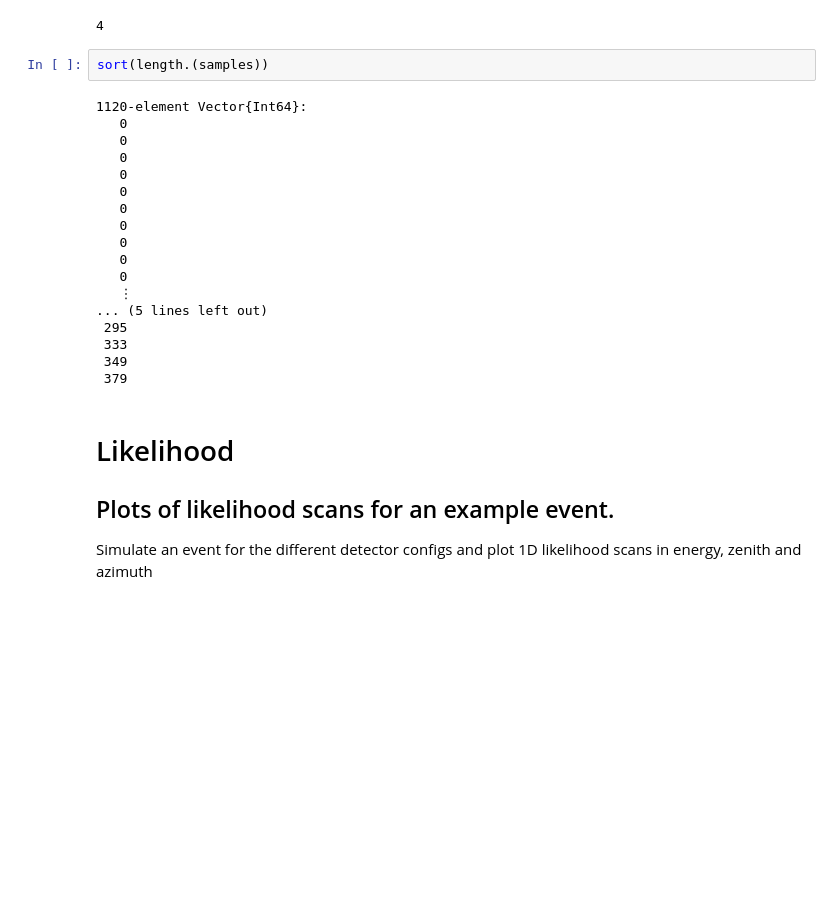
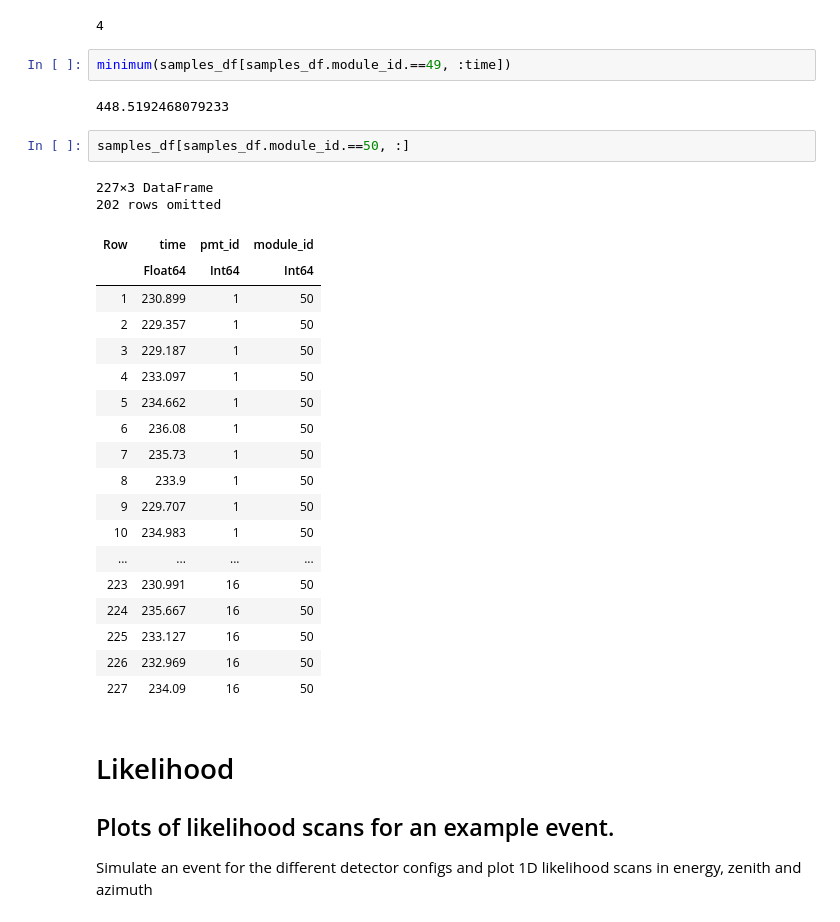
Before and after one commit to PLEnuM-group/NeutrinoTelescopes, a Jupyter notebook: notebooks/surrogate_checks.ipynb, the cells around one changed output. Saved outputs shown, nothing was run; the diff lists cells and outputs as text; blank space fills up the shorter version.

```diff
--- a/notebooks/surrogate_checks.ipynb
+++ b/notebooks/surrogate_checks.ipynb
@@ -431,26 +445,33 @@ write_parquet(joinpath(@__DIR__, "../data/cascade_geometry.parquet"), targets_df
 write_parquet(joinpath(@__DIR__, "../data/cascade_mctruth.parquet"), event_df)
 # %% [output]
 4
-# %%
-sort(length.(samples))
-# %% [output]
-1120-element Vector{Int64}:
-   0
-   0
-   0
-   0
-   0
-   0
-   0
-   0
-   0
-   0
-   ⋮
-... (5 lines left out)
- 295
- 333
- 349
- 379
+# %%
+minimum(samples_df[samples_df.module_id.==49, :time])
+# %% [output]
+448.5192468079233
+# %%
+samples_df[samples_df.module_id.==50, :]
+# %% [output]
+227×3 DataFrame
+202 rows omitted
+| Row | time | pmt_id | module_id |
+|  | Float64 | Int64 | Int64 |
+| 1 | 230.899 | 1 | 50 |
+| 2 | 229.357 | 1 | 50 |
+| 3 | 229.187 | 1 | 50 |
+| 4 | 233.097 | 1 | 50 |
+| 5 | 234.662 | 1 | 50 |
+| 6 | 236.08 | 1 | 50 |
+| 7 | 235.73 | 1 | 50 |
+| 8 | 233.9 | 1 | 50 |
+| 9 | 229.707 | 1 | 50 |
+| 10 | 234.983 | 1 | 50 |
+| ... | ... | ... | ... |
+| 223 | 230.991 | 16 | 50 |
+| 224 | 235.667 | 16 | 50 |
+| 225 | 233.127 | 16 | 50 |
+| 226 | 232.969 | 16 | 50 |
+| 227 | 234.09 | 16 | 50 |
 # %% [markdown]
 # Likelihood
 ## Plots of likelihood scans for an example event.
```
Also changed, not shown: parts of 3 cells of this notebook, 14 other files.
